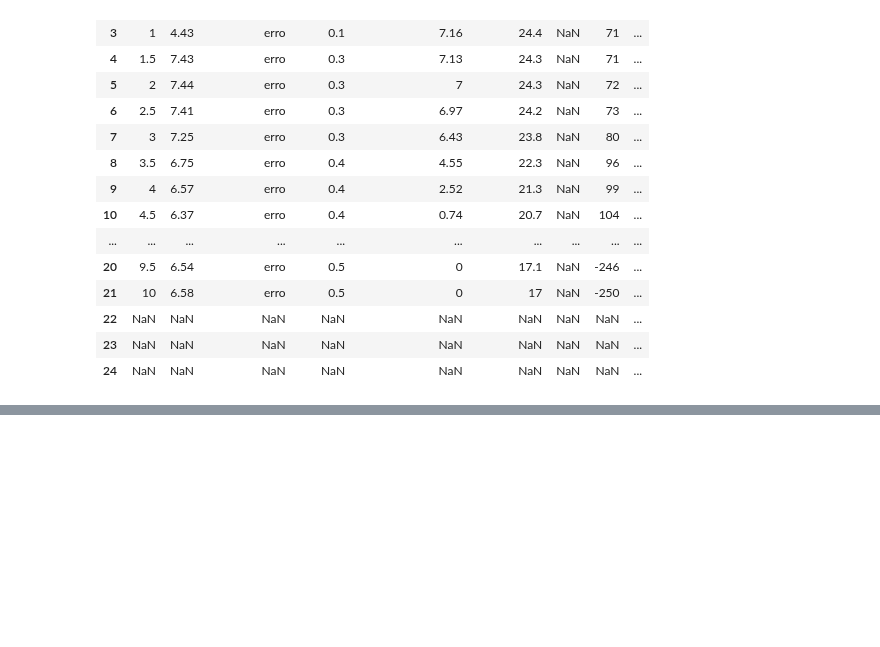
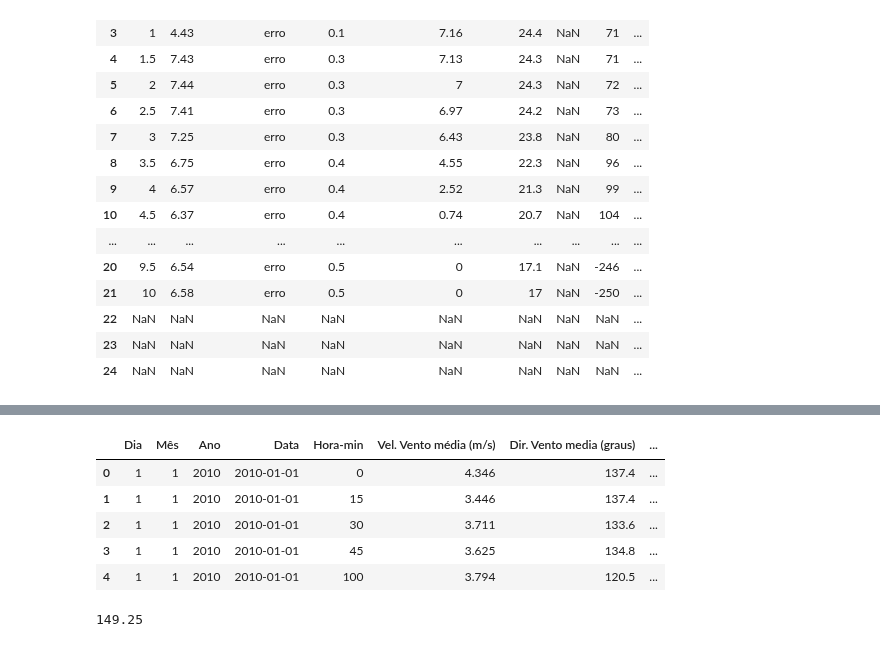
Before and after one commit to CostaNathan/doctorate, a Jupyter notebook: leitura_dados.ipynb, the cells around one changed output, grey strips where cells are left out. Cells and saved outputs as stored; diff of their text form; code cells hidden in the pictures; blank space fills up the shorter version.

```diff
--- a/leitura_dados.ipynb
+++ b/leitura_dados.ipynb
@@ -219,0 +224,15 @@ for i in range(0, len(meses)):
+# %%
+dados_barragem = pd.read_excel('/content/drive/MyDrive/modelos-de-dispersao-e-qualidade-da-agua/Dados_verde/Estacao_barragem2010.xls')
+dados_barragem.head()
+# %% [output]
+|  | Dia | Mês | Ano | Data | Hora-min | Vel. Vento média (m/s) | Dir. Vento media (graus) | ... |
+| 0 | 1 | 1 | 2010 | 2010-01-01 | 0 | 4.346 | 137.4 | ... |
+| 1 | 1 | 1 | 2010 | 2010-01-01 | 15 | 3.446 | 137.4 | ... |
+| 2 | 1 | 1 | 2010 | 2010-01-01 | 30 | 3.711 | 133.6 | ... |
+| 3 | 1 | 1 | 2010 | 2010-01-01 | 45 | 3.625 | 134.8 | ... |
+| 4 | 1 | 1 | 2010 | 2010-01-01 | 100 | 3.794 | 120.5 | ... |
+# %%
+teste = dados_barragem[dados_barragem['Mês'] == 1]['Dir. Vento media (graus)']
+round(teste.mean(), 2)
+# %% [output]
+149.25
```
Also changed, not shown: parts of 5 cells of this notebook.
